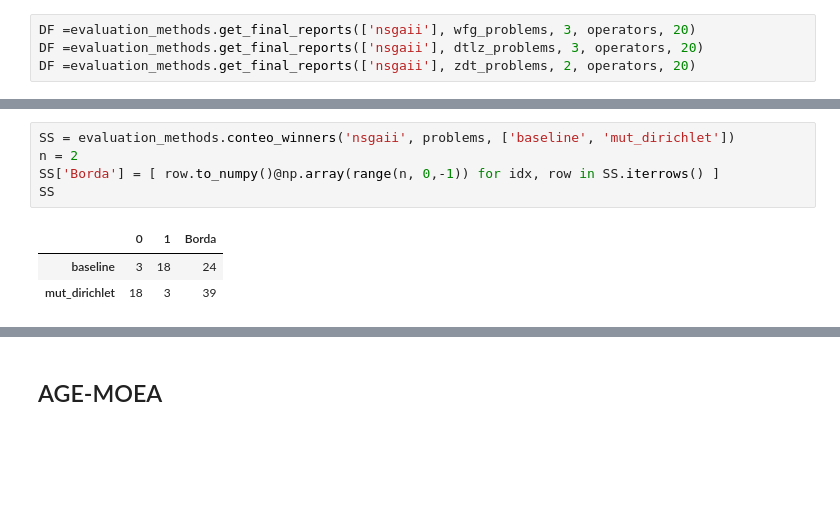
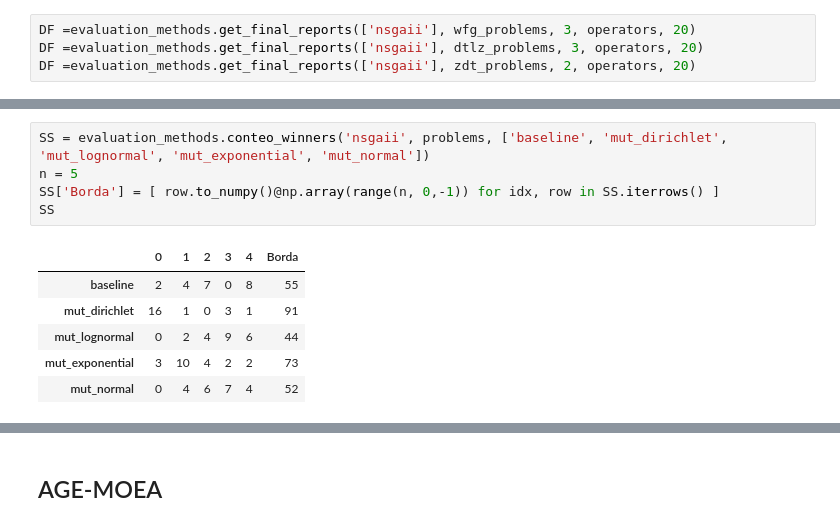
Before and after one commit to yeudiellm/MO-TEST-EA-SIMPLEX, a Jupyter notebook: test_optimize.ipynb, the cells around one changed output, grey strips where cells are left out. Saved outputs shown, nothing was run; the diff lists cells and outputs as text; blank space fills up the shorter version.

```diff
--- a/test_optimize.ipynb
+++ b/test_optimize.ipynb
@@ -75,12 +73,15 @@ SS
 # %%
-SS = evaluation_methods.conteo_winners('nsgaii', problems, ['baseline', 'mut_dirichlet'])
-n = 2
+SS = evaluation_methods.conteo_winners('nsgaii', problems, ['baseline', 'mut_dirichlet', 'mut_lognormal', 'mut_exponential', 'mut_normal'])
+n = 5
 SS['Borda'] = [ row.to_numpy()@np.array(range(n, 0,-1)) for idx, row in SS.iterrows() ]
 SS
 # %% [output]
-|  | 0 | 1 | Borda |
-| baseline | 3 | 18 | 24 |
-| mut_dirichlet | 18 | 3 | 39 |
+|  | 0 | 1 | 2 | 3 | 4 | Borda |
+| baseline | 2 | 4 | 7 | 0 | 8 | 55 |
+| mut_dirichlet | 16 | 1 | 0 | 3 | 1 | 91 |
+| mut_lognormal | 0 | 2 | 4 | 9 | 6 | 44 |
+| mut_exponential | 3 | 10 | 4 | 2 | 2 | 73 |
+| mut_normal | 0 | 4 | 6 | 7 | 4 | 52 |
 # %%
 nsgaii_summary = evaluation_methods.merge_dataframes('nsgaii', wfg_problems+dtlz_problems+zdt_problems)
 nsgaii_summary = nsgaii_summary.groupby(['Operator', 'Problem'], as_index=False).agg({'HV_gen': 'mean'})
```
Also changed, not shown: parts of 10 cells of this notebook, 47 other files.
